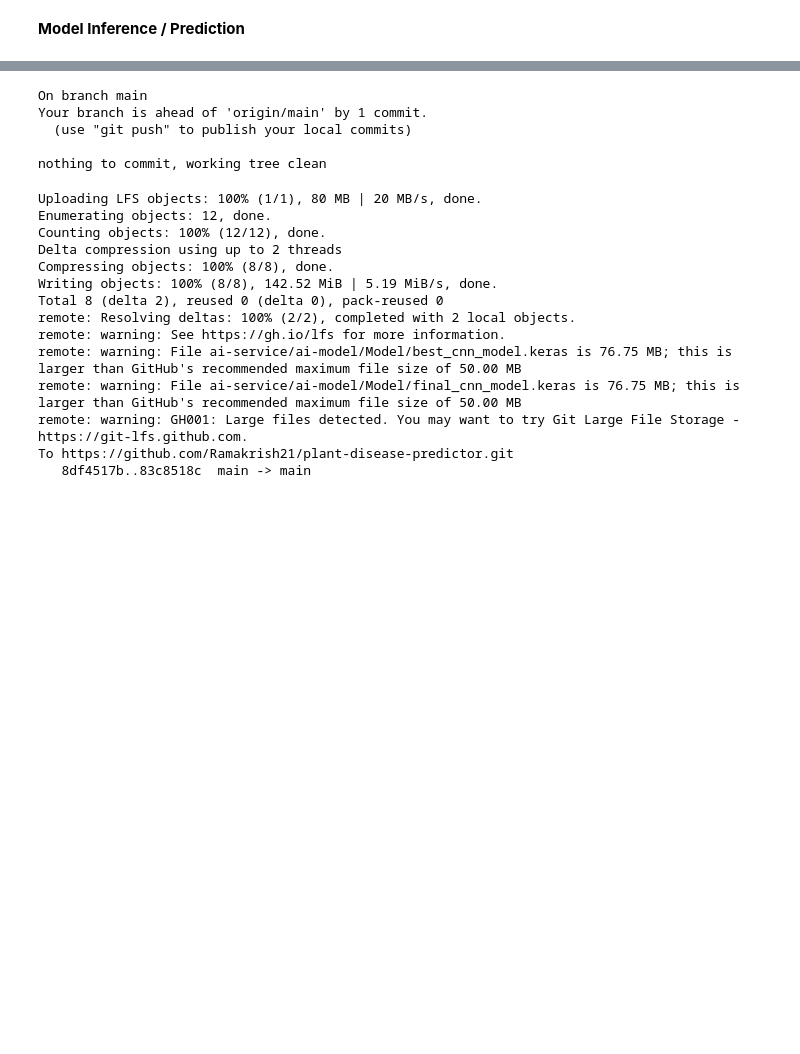
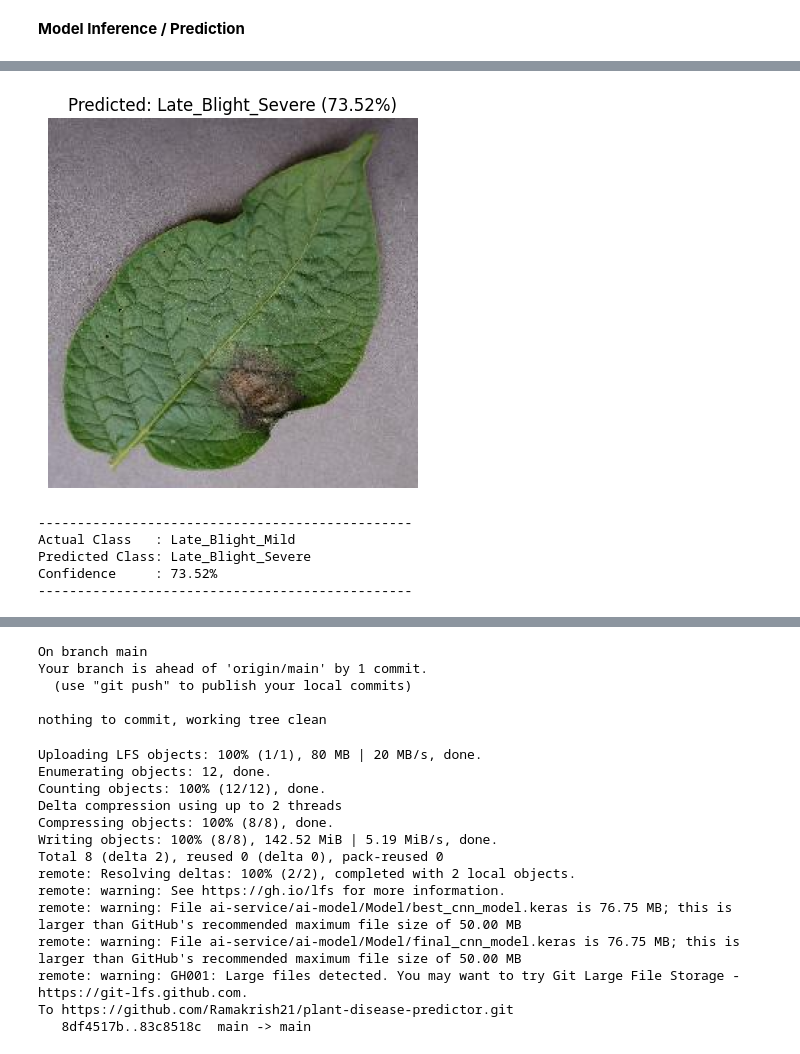
Before and after one commit to Ramakrish21/plant-disease-predictor, a Jupyter notebook: training_model_image_based.ipynb, the cells around one changed output, grey strips where cells are left out. Drawn from its saved outputs; the diff is of its cells as text; code cells hidden in the pictures; blank space fills up the shorter version.

```diff
--- a/training_model_image_based.ipynb
+++ b/training_model_image_based.ipynb
@@ -333,3 +336,8 @@ Actual Class   : Healthy
 Predicted Class: Healthy
 Confidence     : 100.00%
 ------------------------------------------------
+# %%
+# 4 --- Example usage ---
+example_image = '/content/plant-disease-predictor/ai-service/data/processed/Late_Blight_Mild/031c39d3-9a91-4e81-85ac-b36512133b0a___RS_LB 5220.JPG'
+actual_class, predicted_class, confidence = predict_image(example_image)
+# %% [output]
@@ -336,2 +345,8 @@ Confidence     : 100.00%
+[figure, added]
+------------------------------------------------
+Actual Class   : Late_Blight_Mild
+Predicted Class: Late_Blight_Severe
+Confidence     : 73.52%
+------------------------------------------------
 # %%
 # 4 --- Example usage ---
```
Also changed, not shown: parts of 12 cells of this notebook.
